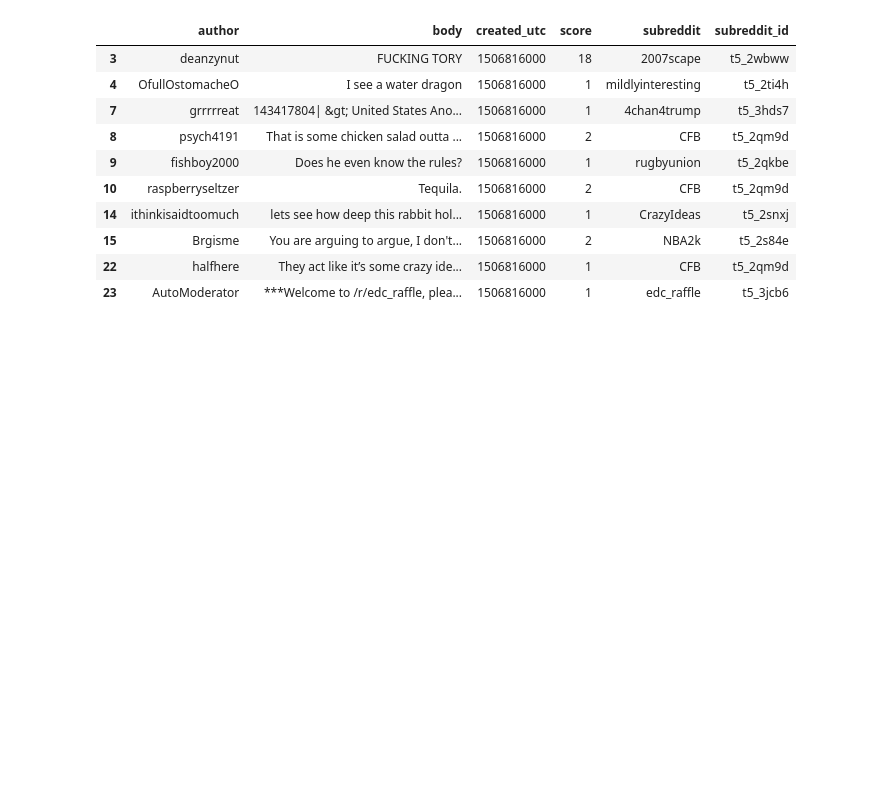
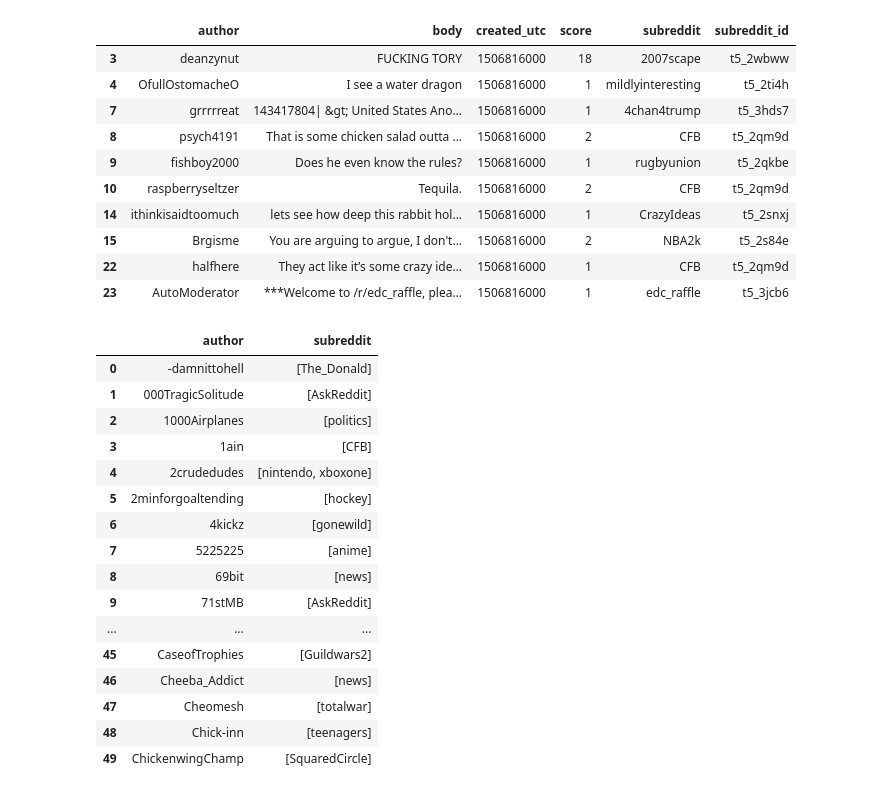
Before and after one commit to kuba-swe/data_eng_project_12, a Jupyter notebook: notebooks/pure_python_test.ipynb, the cells around one changed output. Drawn from its saved outputs; the diff is of its cells as text; code cells hidden in the pictures; blank space fills up the shorter version.

```diff
--- a/notebooks/pure_python_test.ipynb
+++ b/notebooks/pure_python_test.ipynb
@@ -120,4 +134,27 @@ df_user_filtered.head(10)
 | 15 | Brgisme | You are arguing to argue, I don't... | 1506816000 | 2 | NBA2k | t5_2s84e |
 | 22 | halfhere | They act like it’s some crazy ide... | 1506816000 | 1 | CFB | t5_2qm9d |
 | 23 | AutoModerator | ***Welcome to /r/edc_raffle, plea... | 1506816000 | 1 | edc_raffle | t5_3jcb6 |
+# %%
+# Step 5.1: Get a list of all subreddits that each user has posted in
+
+df_user_subs = pd.DataFrame(df_user_filtered.groupby("author")["subreddit"].apply(lambda x: list(np.unique(x))).reset_index())
+df_user_subs.head(50)
+# %% [output]
+|  | author | subreddit |
+| 0 | -damnittohell | [The_Donald] |
+| 1 | 000TragicSolitude | [AskReddit] |
+| 2 | 1000Airplanes | [politics] |
+| 3 | 1ain | [CFB] |
+| 4 | 2crudedudes | [nintendo, xboxone] |
+| 5 | 2minforgoaltending | [hockey] |
+| 6 | 4kickz | [gonewild] |
+| 7 | 5225225 | [anime] |
+| 8 | 69bit | [news] |
+| 9 | 71stMB | [AskReddit] |
+| ... | ... | ... |
+| 45 | CaseofTrophies | [Guildwars2] |
+| 46 | Cheeba_Addict | [news] |
+| 47 | Cheomesh | [totalwar] |
+| 48 | Chick-inn | [teenagers] |
+| 49 | ChickenwingChamp | [SquaredCircle] |
 # %%
```
Also changed, not shown: parts of 4 cells of this notebook.
